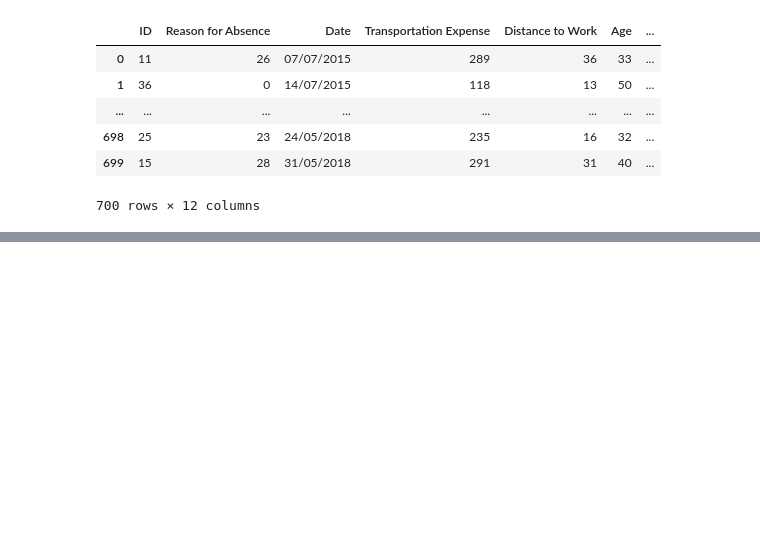
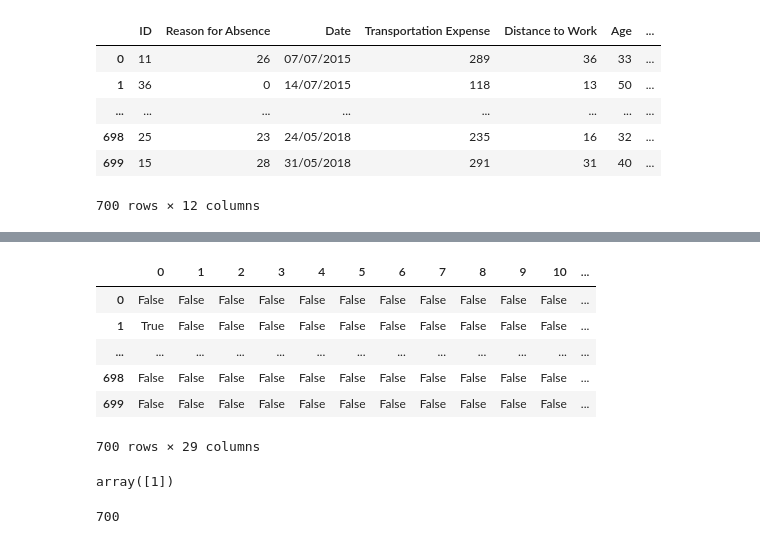
Before and after one commit to Kyotun/ML, a Jupyter notebook: absenteeism/main.ipynb, the cells around one changed output, grey strips where cells are left out. Cells and saved outputs as stored; diff of their text form; code cells hidden in the pictures; blank space fills up the shorter version.

Commit message:
Absenteeism: Data preprocessing

```diff
--- a/absenteeism/main.ipynb
+++ b/absenteeism/main.ipynb
@@ -61,0 +82,23 @@ df
+# %%
+# one worker can be absent from one any only one reason
+# sum of a row should be 1
+reasons_columns['check'] = reasons_columns.sum(axis=1)
+reasons_columns
+# %% [output]
+|  | 0 | 1 | 2 | 3 | 4 | 5 | 6 | 7 | 8 | 9 | 10 | ... |
+| 0 | False | False | False | False | False | False | False | False | False | False | False | ... |
+| 1 | True | False | False | False | False | False | False | False | False | False | False | ... |
+| ... | ... | ... | ... | ... | ... | ... | ... | ... | ... | ... | ... | ... |
+| 698 | False | False | False | False | False | False | False | False | False | False | False | ... |
+| 699 | False | False | False | False | False | False | False | False | False | False | False | ... |
+700 rows × 29 columns
+# %%
+# check if there is a different value then 1
+reasons_columns['check'].unique()
+# %% [output]
+array([1])
+# %%
+#sum up the check columns and get 700(if you don't get it, there should be an at least one person )
+reasons_columns['check'].sum(axis=0)
+# %% [output]
+700
```
Also changed, not shown: parts of 34 cells of this notebook.
